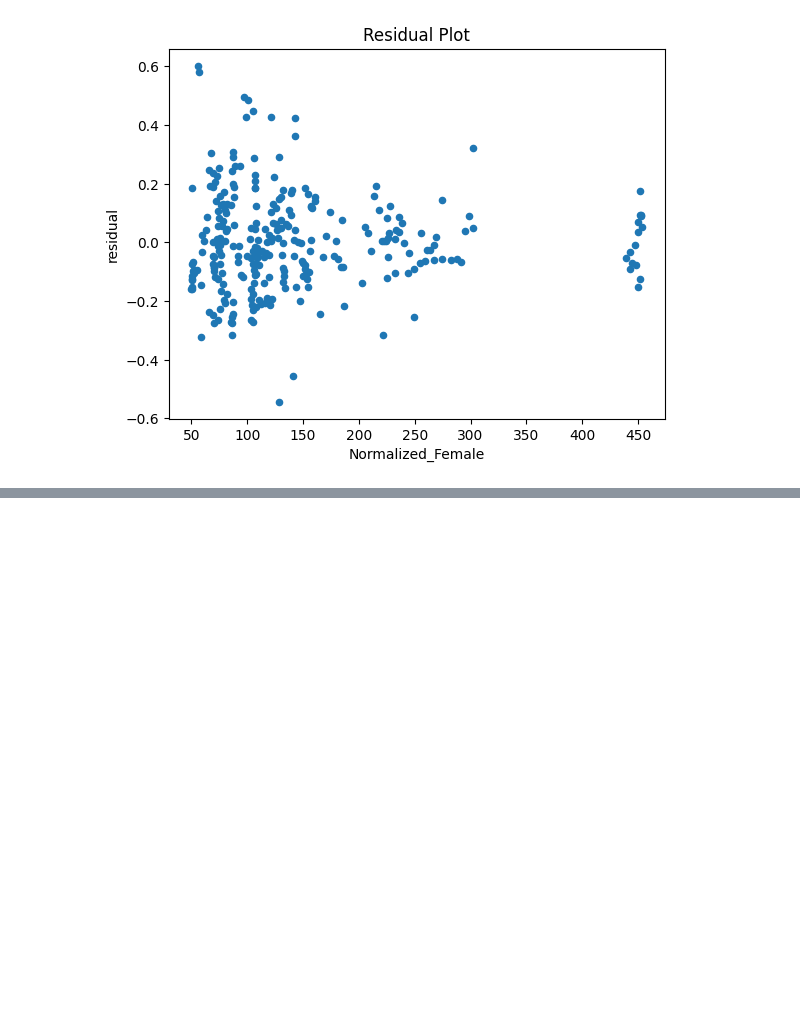
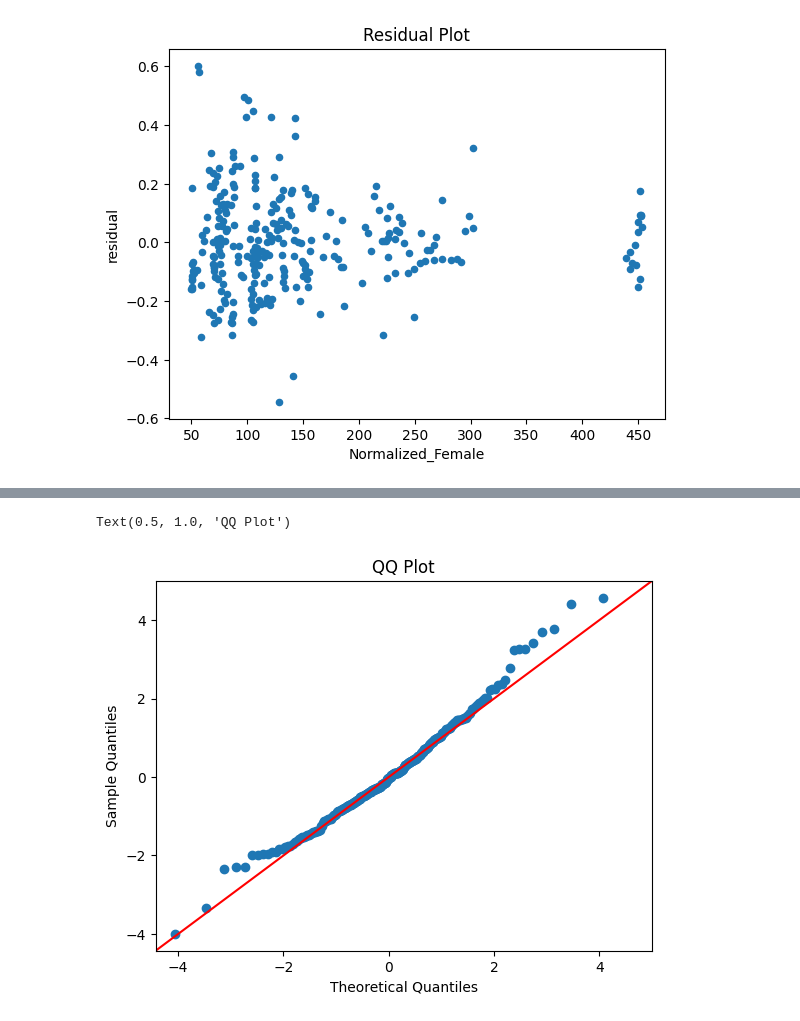
Before and after one commit to heath3rq/Python_Homelessness-Causal-Inference-Analysis, a Jupyter notebook: 20_intermediate_files/modeling.ipynb, the cells around one changed output, grey strips where cells are left out. Saved outputs shown, nothing was run; the diff lists cells and outputs as text; code cells hidden in the pictures; blank space fills up the shorter version.

```diff
--- a/20_intermediate_files/modeling.ipynb
+++ b/20_intermediate_files/modeling.ipynb
@@ -496,0 +507,10 @@ pd.concat((normalized_data2.set_index(["CoC_Number", "Year"]).loc[:, "Normalized
+# %%
+import statsmodels.api as sm
+import scipy.stats as stats
+import matplotlib.pyplot as plt
+
+sm.qqplot(norm_mod2.resids, stats.t, fit = True, line = "45")
+plt.title("QQ Plot")
+# %% [output]
+Text(0.5, 1.0, 'QQ Plot')
+[figure, added]
```
Also changed, not shown: parts of 8 cells of this notebook.
